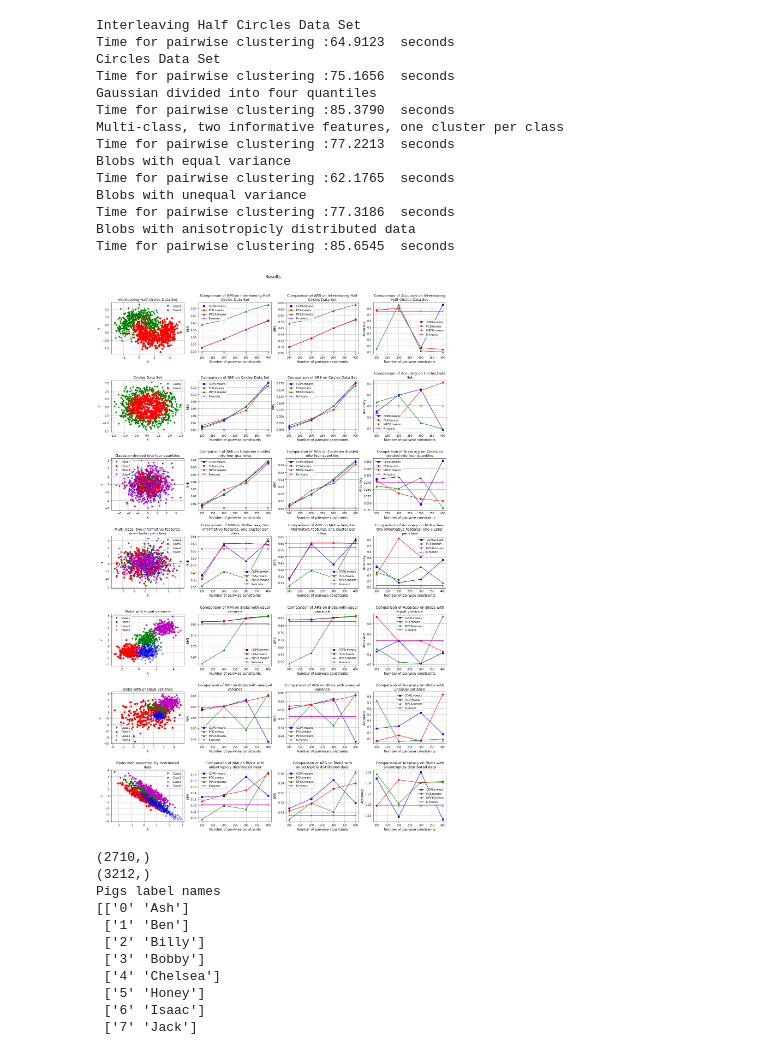
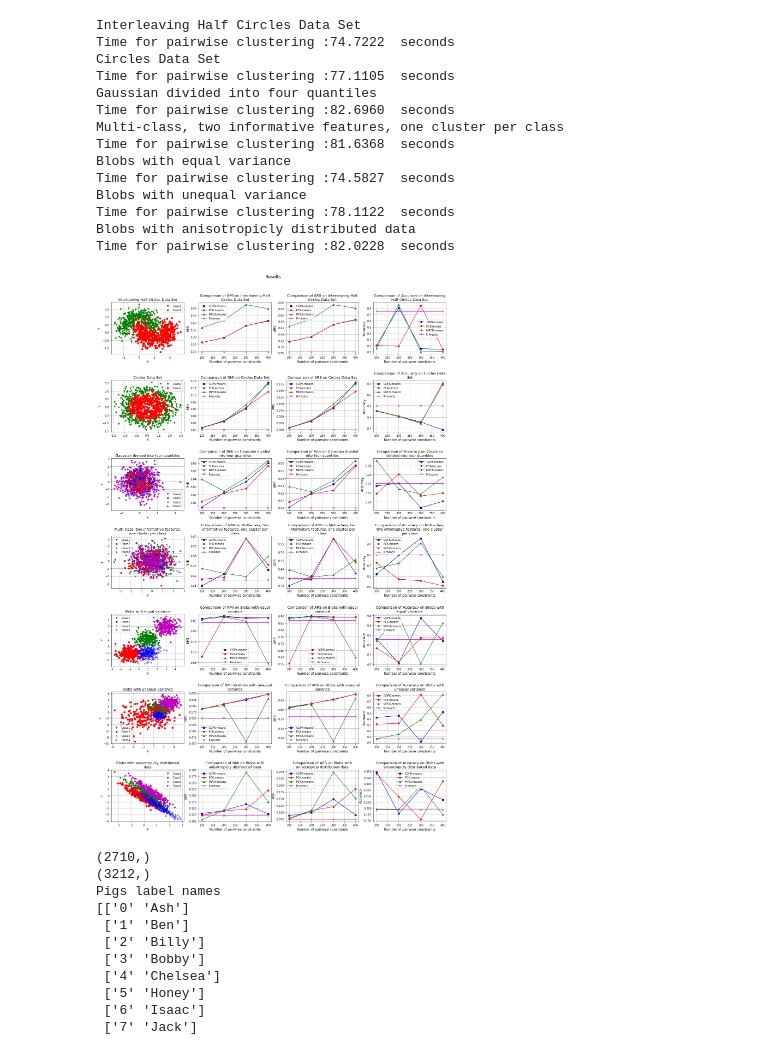
Before and after one commit to MagdaJuarez/AnimalIdentification, a Jupyter notebook: AnimalIdentification.ipynb, the cells around one changed output. Drawn from its saved outputs; the diff is of its cells as text; code cells hidden in the pictures.

Commit message:
AI: Add logic to generate constraints randomly

```diff
--- a/AnimalIdentification.ipynb
+++ b/AnimalIdentification.ipynb
@@ -12,10 +12,7 @@ from sklearn import preprocessing
 import os
 import random
 from sklearn import preprocessing
-from sklearn.model_selection import KFold
-from sklearn.model_selection import RepeatedStratifiedKFold
-from sklearn.model_selection import cross_val_score
-from joblib import Parallel, delayed
+from time import time
 
 #Pre-process data set
 
@@ -179,10 +176,15 @@ def avg_values(all_metrics):
 
 def get_random_sample(p_Data, p_Labels, n_sample):
     n_rows, _ = p_Data.shape
-    indexes = np.arange(n_rows)
-    rand_sample = random.sample(indexes.tolist(), n_sample)
-    unq = np.unique(rand_sample)
-    return p_Data[rand_sample], p_Labels[rand_sample]
+    rand_sample_ind = np.random.choice(n_rows, n_sample, replace = False)
+
+    return p_Data[rand_sample_ind], p_Labels[rand_sample_ind]
+
+def get_random_indexes(p_Data):
+    n_rows, _ = p_Data.shape
+    rand_sample_ind = np.random.choice(n_rows, n_rows, replace = False)
+
+    return rand_sample_ind
 
 # Get constraints
 def get_constraints(Data, Labels, Video_frames, n_constraints):
@@ -192,21 +194,26 @@ def get_constraints(Data, Labels, Video_frames, n_constraints):
     cl_cnt = 0
     n_elem = len(Labels) #Number of labels or frames
     Elements = Labels #Labels or video frames
+    random_ind = get_random_indexes(Data) #Getting random indexes
 
     if(len(Video_frames) > 0):
         n_elem = len(Video_frames)
         Elements = Video_frames
 
-    #print('n labels: ',  n_labels)
     i = 0
     j = 0
+    rand_i = 0
+    rand_j = 0
+
     while((i < n_elem) and ((len(ML) + len(CL)) < n_constraints)):
+        rand_i = random_ind[i]
         while((j < n_elem) and ((len(ML) + len(CL)) < n_constraints)):
-            if (i!=j):
-                if (Elements[i] == Elements[j]):
-                    ML.append((i,j))
+            rand_j = random_ind[j]
+            if (rand_i!=rand_j):
+                if (Elements[rand_i] == Elements[rand_j]):
+                    ML.append((rand_i,rand_j))
                 else:
-                    CL.append((i,j))
+                    CL.append((rand_i,rand_j))
 
             j = j + 1
         j = 0
@@ -229,8 +236,8 @@ def pairwise_clustering(Data, Labels, Video_frames, arr_n_constraints):
 
     n_unq_lbl = len(np.unique(Labels))
     cls_alg = [] # accumlate the algorithms
-    cls_alg.append(COPKMeans(n_clusters=n_unq_lbl, max_iter=30))
-    cls_alg.append(PCKMeans(n_clusters=n_unq_lbl))
+    cls_alg.append(COPKMeans(n_clusters=n_unq_lbl, max_iter=50))
+    cls_alg.append(PCKMeans(n_clusters=n_unq_lbl, max_iter=50))
     cls_alg.append(MPCKMeans(n_clusters=n_unq_lbl))
     cls_alg.append(KMeans(n_clusters=n_unq_lbl, random_state=5))
 
@@ -578,44 +665,44 @@ datasets = [
 name_ds = ['Interleaving Half Circles Data Set', 'Circles Data Set',
            'Gaussian divided into four quantiles', 'Multi-class, two informative features, one cluster per class',
            'Blobs with equal variance', 'Blobs with unequal variance', 'Blobs with anisotropicly distributed data']
-
+max_iter=30
 plot_titles = ['Comparison of NMI on ', 'Comparison of ARS on ', 'Comparison of Accuracy on ']
 Video_frames = []
 label_sizes = [13, 12]
 arr_n_constraints = [100, 200, 300, 400] #Array of number of constraints
 
 for ds_cnt, ds in enumerate(datasets):
     Data, Labels = ds
     un_lbl = np.unique(Labels)
 
     s_time_clus = time()
     plot_scatterplot_toy_ds(Data, Labels, axs[ds_cnt, 0], name_ds[ds_cnt], label_sizes)
 
     all_NMI, all_ARS, all_ACC = pairwise_clustering(Data, Labels, Video_frames, arr_n_constraints)
 
     plot_NMI(all_NMI, plot_titles[0] + name_ds[ds_cnt], axs[ds_cnt, 1], label_sizes)
     plot_ARS(all_ARS, plot_titles[1] + name_ds[ds_cnt], axs[ds_cnt, 2], label_sizes)
     plot_ACC(all_ACC, plot_titles[2] + name_ds[ds_cnt], axs[ds_cnt, 3], label_sizes)
 
     e_time_clus = time()
     print(name_ds[ds_cnt])
     print("Time for pairwise clustering :{:.4f} ".format(e_time_clus-s_time_clus), "seconds")
 # %% [output]
 Interleaving Half Circles Data Set
-Time for pairwise clustering :64.9123  seconds
+Time for pairwise clustering :74.7222  seconds
 Circles Data Set
-Time for pairwise clustering :75.1656  seconds
+Time for pairwise clustering :77.1105  seconds
 Gaussian divided into four quantiles
-Time for pairwise clustering :85.3790  seconds
+Time for pairwise clustering :82.6960  seconds
 Multi-class, two informative features, one cluster per class
-Time for pairwise clustering :77.2213  seconds
+Time for pairwise clustering :81.6368  seconds
 Blobs with equal variance
-Time for pairwise clustering :62.1765  seconds
+Time for pairwise clustering :74.5827  seconds
 Blobs with unequal variance
-Time for pairwise clustering :77.3186  seconds
+Time for pairwise clustering :78.1122  seconds
 Blobs with anisotropicly distributed data
-Time for pairwise clustering :85.6545  seconds
+Time for pairwise clustering :82.0228  seconds
-[figure, old version]
+[figure, new version]
 # %%
 import numpy as np
 import matplotlib.pyplot as plt
```
Also changed, not shown: parts of 9 cells of this notebook.
